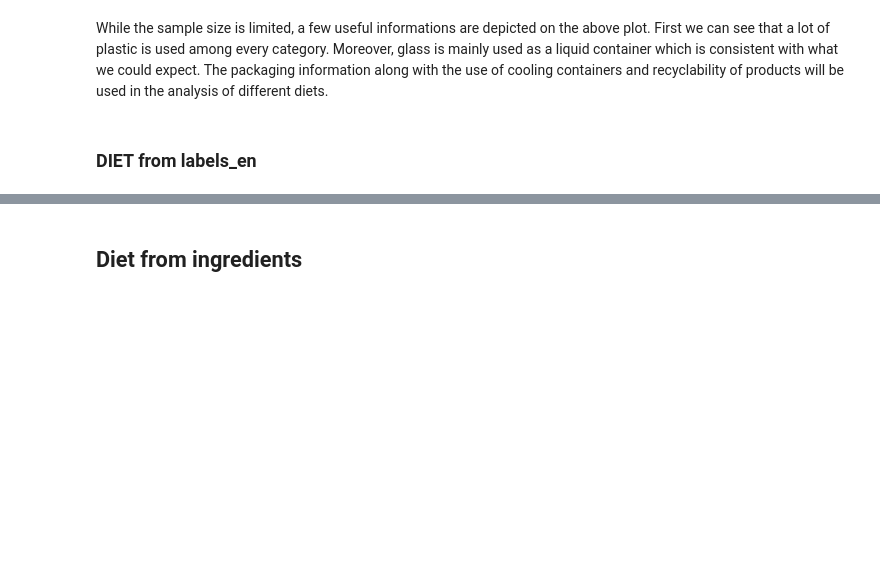
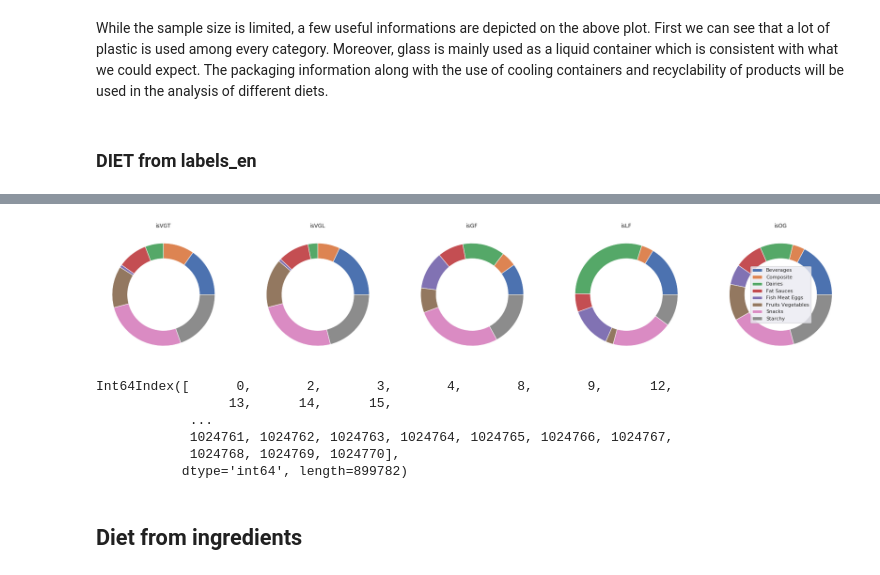
Before and after one commit to romi514/ProjectADA, a Jupyter notebook: project_tagADA.ipynb, the cells around one changed output, grey strips where cells are left out. Drawn from its saved outputs; the diff is of its cells as text; code cells hidden in the pictures; blank space fills up the shorter version.

Commit message:
Pieplots + Diff Nutri calculated

```diff
--- a/project_tagADA.ipynb
+++ b/project_tagADA.ipynb
@@ -572,3 +572,26 @@ len(data[(data["isVGL"]==True) & (data["isVGT"]==True)])/len(data[(data["isVGT"]
+# %%
+# create data
+diets_data = data[['food_category', 'isVGT', 'isVGL', 'isGF', 'isLF', 'isOG']]
+diets_plot = diets_data.groupby('food_category').sum()
+
+# Create a pieplot
+fig, axes = plt.subplots(1,5, figsize=(30,20))
+for ax, col in zip(axes, diets_data.columns[1:]):
+    ax.pie(diets_plot[col], wedgeprops=dict(width=.3))
+    ax.set(ylabel='', title=col, aspect='equal')
+plt.legend(diets_plot.index, loc='center')
+plt.show()
+# %% [output]
+[figure, added]
+# %%
+diets_data.index
+# %% [output]
+Int64Index([      0,       2,       3,       4,       8,       9,      12,
+                 13,      14,      15,
+            ...
+            1024761, 1024762, 1024763, 1024764, 1024765, 1024766, 1024767,
+            1024768, 1024769, 1024770],
+           dtype='int64', length=899782)
 # %% [markdown]
 ## Diet from ingredients
 # %%
```
Also changed, not shown: parts of 39 cells of this notebook.
